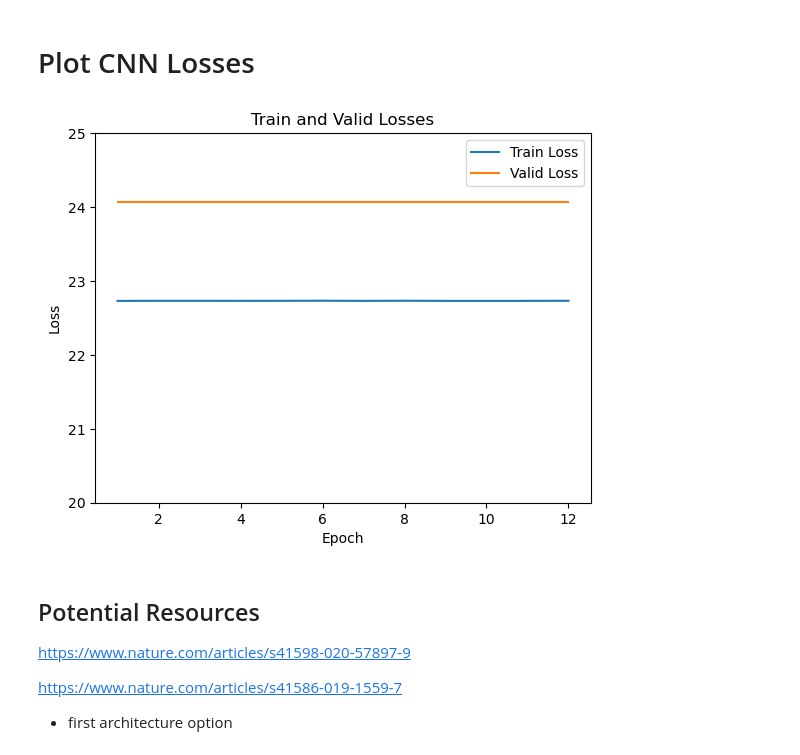
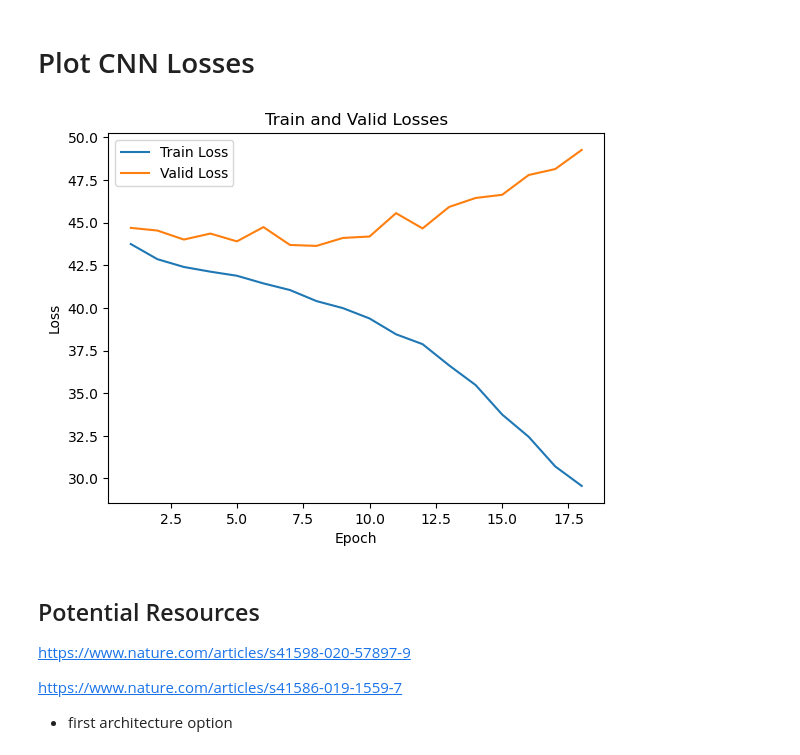
Before and after one commit to mtvaden1/California_Climate_Capstone, a Jupyter notebook: modeling/North_Model.ipynb, the cells around one changed output. Drawn from its saved outputs; the diff is of its cells as text; code cells hidden in the pictures.

Commit message:
updating for working North_model

```diff
--- a/modeling/North_Model.ipynb
+++ b/modeling/North_Model.ipynb
@@ -192,13 +182,13 @@ class Net(nn.Module):
         super(Net, self).__init__()
         self.p = p
         self.conv1 = nn.Conv2d(1, 64, stride = (2,2), kernel_size=3, padding=1)
-        self.conv2 = nn.Conv2d(64, 64, stride = (2,2), kernel_size=3, padding=1)
-        self.conv3 = nn.Conv2d(64, 64, kernel_size=3, padding=1)
+        self.conv2 = nn.Conv2d(64, 32, stride = (2,2), kernel_size=3, padding=1)
+        self.conv3 = nn.Conv2d(32, 16, kernel_size=3, padding=1)
         self.pool = nn.MaxPool2d(2, 2)
-        self.fc1 = nn.Linear(64 * 6 * 9, 64)
+        self.fc1 = nn.Linear(16 * 6 * 9, 64)
         self.fc2 = nn.Linear(64, 32)
-        self.fc3 = nn.Linear(32, 1)
-        self.dropout2d = nn.Dropout(p = self.p)
+        self.fc3 = nn.Linear(32, 1)  # 1 output value
+        self.dropout2d = nn.Dropout2d(p = self.p)
         self.dropout = nn.Dropout(p = self.p)
 
     def forward(self, x):
@@ -207,7 +197,7 @@ class Net(nn.Module):
         x = self.pool(torch.relu(self.conv2(x)))
         x = self.dropout2d(x)
         x = self.pool(torch.relu(self.conv3(x)))
-        x = x.view(-1, 64 * 6 * 9)
+        x = x.view(-1, 16 * 6 * 9)
         x = torch.relu(self.fc1(x))
         x = self.dropout(x)
         x = torch.relu(self.fc2(x))
@@ -296,7 +286,7 @@ for lr in [0.1, 0.01, 0.001, 0.0001, 0.00001]:
             optimizer = optim.Adam(model.parameters(), lr=lr)
 
             # 5 epochs didn't give any of them enough to learn anything. Maybe do 10-20?
-            epochs = 15
+            epochs = 10
             print(f"Learning Rate: {lr}\nDropout Probability: {p}")
             for t in range(epochs):
 
@@ -310,7 +300,7 @@ for lr in [0.1, 0.01, 0.001, 0.0001, 0.00001]:
             # tuning_valid_losses.append((valid_losses[epochs -1 ], lr, p))
 
             # Best:
-            best_valid_loss = max(valid_losses)
+            best_valid_loss = min(valid_losses)
 
             tuning_valid_losses.append((best_valid_loss, lr, p))
 
@@ -348,3 +333,10 @@ model = Net(0.2)
+# %%
+tuned_lr = 0.001
+tuned_p = 0.1
+model = Net(tuned_p)
+loss_fn = nn.MSELoss()
+optimizer = optim.Adam(model.parameters(), lr=tuned_lr)
+epochs = 50
 # %%
 best_loss = np.inf
 patience = 10
@@ -355,7 +347,7 @@ valid_losses = []
 
 for t in range(epochs):
 
-    if no_improvement_counter > patience:
+    if no_improvement_counter >= patience:
         break
 
     print(f"Epoch {t+1}\n-------------------------------")
@@ -539,21 +531,20 @@ for i in range(len(train_losses)):
 # %%
 train_loss_df = pd.DataFrame(list(train_loss_dict.items()), columns=['Epoch', 'Train Loss'])
 valid_loss_df = pd.DataFrame(list(valid_loss_dict.items()), columns=['Epoch', 'Valid Loss'])
 
 # Merge the DataFrames on 'Epoch' column
 merged_df = pd.merge(train_loss_df, valid_loss_df, on='Epoch')
 
 # Plot the losses
 plt.plot(merged_df['Epoch'], merged_df['Train Loss'], label='Train Loss')
 plt.plot(merged_df['Epoch'], merged_df['Valid Loss'], label='Valid Loss')
-plt.ylim(20, 25)
 plt.xlabel('Epoch')
 plt.ylabel('Loss')
 plt.title('Train and Valid Losses')
 plt.legend()
 plt.show()
 # %% [output]
-[figure, old version]
+[figure, new version]
 # %% [markdown]
 ## Potential Resources
 
```
Also changed, not shown: parts of 14 cells of this notebook.
